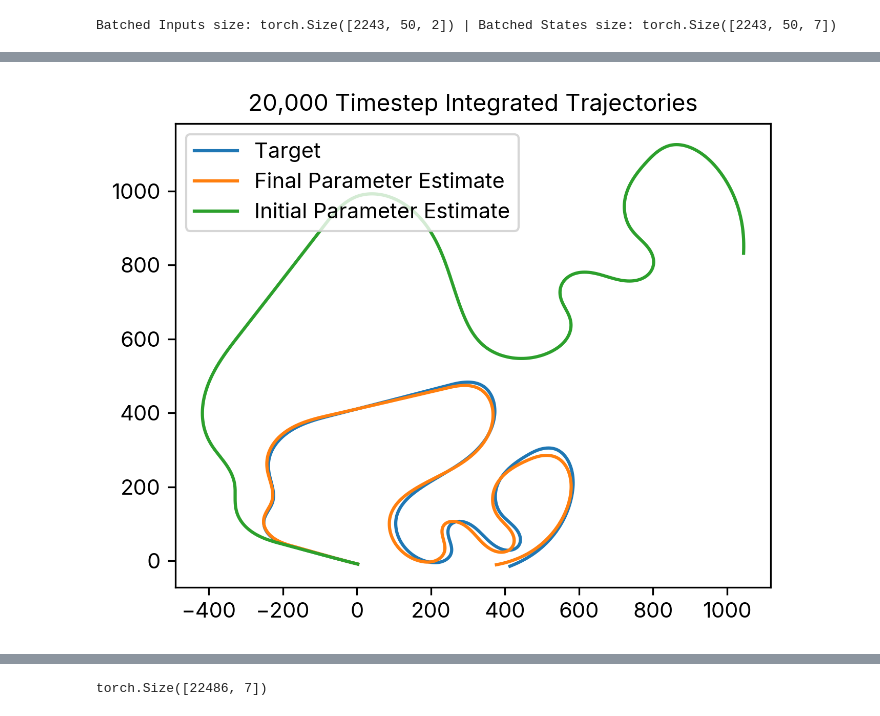
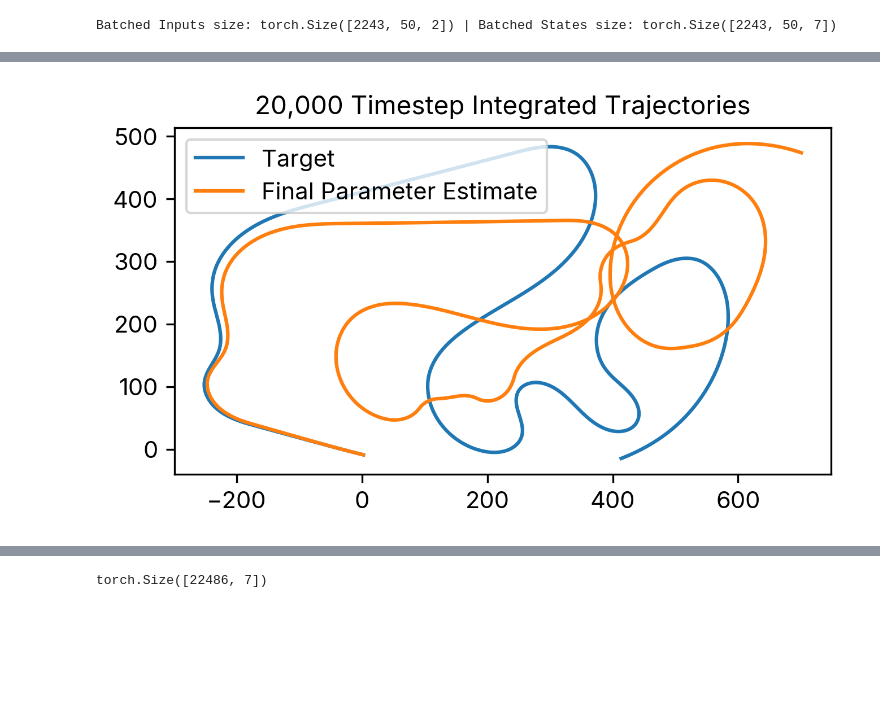
Before and after one commit to nandantumu/PIT, a Jupyter notebook: bin/ModelFitting.ipynb, the cells around one changed output, grey strips where cells are left out. Saved outputs shown, nothing was run; the diff lists cells and outputs as text; code cells hidden in the pictures; blank space fills up the shorter version.

Commit message:
Updated with parameter groups

```diff
--- a/bin/ModelFitting.ipynb
+++ b/bin/ModelFitting.ipynb
@@ -154,25 +174,27 @@ ax.legend()
 # %%
 # %%
 from tqdm.auto import tqdm
-EPOCHS = 150
-integrator = rk4_integrator
+EPOCHS = 500
+integrator: RK4 = rk4_integrator
 optimizer = torch.optim.SGD(integrator.parameters(), lr=1, momentum=0.8)
 scheduler = torch.optim.lr_scheduler.ReduceLROnPlateau(optimizer, patience=10, factor=0.7)
 
-with torch.no_grad():
-        output_states = integrator(initial_state, control_inputs)
-        val_loss = torch.nn.functional.l1_loss(output_states, target_states)
-print(f"Initialized | Validation Loss: {val_loss.item()} | LR: {optimizer.param_groups[0]['lr']}")
+# with torch.no_grad():
+#     output_states = integrator(initial_state, control_inputs)
+#     val_loss = torch.nn.functional.l1_loss(output_states, target_states)
+# print(f"Initialized | Validation Loss: {val_loss.item()} | LR: {optimizer.param_groups[0]['lr']}")
 
 losses = list()
 lrs = list()
 
 for i in tqdm(range(EPOCHS)):
     for initial, inputs, targets in dataloader:
+        integrator.train()
         optimizer.zero_grad()
         output_states = integrator(initial, inputs)
         loss = torch.nn.functional.l1_loss(output_states, targets)
         loss.backward()
+        torch.nn.utils.clip_grad_norm_(integrator.parameters(), 1.0)
         optimizer.step()
     #for name, param in integrator.named_parameters():
     #    if param.requires_grad:
@@ -189,11 +211,37 @@ for i in tqdm(range(EPOCHS)):
         ax.legend()
         plt.show()
         print(f"Epoch: {i} | Training Loss: {loss.item()} | Validation Loss: {val_loss.item()} | LR: {optimizer.param_groups[0]['lr']}")
+    if i%20 == 0 and False:
+        # Plot the covariance matrix of the parameters, and then the means below them, each as an imshow
+        fig, ax = plt.subplots(2, 1, figsize=(3,3), sharex=True)
+        cov = param_group.covariance
+        mean = param_group.loc
+        ax[0].imshow(cov.numpy(force=True))
+        ax[1].imshow(mean.numpy(force=True).reshape(1, -1))
+        plt.colorbar(ax[0].imshow(cov.numpy(force=True)))
+        plt.colorbar(ax[1].imshow(mean.numpy(force=True).reshape(1, -1)))
+        plt.show()
+    if i%20 == 0 and False:
+        # Plot the mean and variance of each parameter as normal distributions
+        tqdm.write("Mean: " + str(param_group.loc))
+        tqdm.write("Scale: " + str(param_group.scale))
+        # fig, ax = plt.subplots(2, 1, figsize=(10,10), sharex=True)
+        # mean = param_group.loc.numpy(force=True)
+        # std = torch.diag(param_group.scale).numpy(force=True)
+        # for i in range(len(mean)):
+        #     x = np.linspace(mean[i]-3*std[i], mean[i]+3*std[i], 100)
+        #     y = np.exp(-0.5*((x-mean[i])/std[i])**2)/(std[i]*np.sqrt(2*np.pi))
+        #     ax[0].plot(x, y)
+        #     ax[0].set_title("Mean")
+        #     ax[1].plot(x, y)
+        #     ax[1].set_title("Standard Deviation")
+        plt.show()
     with torch.no_grad():
+        integrator.eval()
         output_states = integrator(batched_initial_states,batched_control_inputs)
         val_loss = torch.nn.functional.l1_loss(output_states, batched_target_states)
         losses.append(val_loss.item())
-    tqdm.write(f"Epoch: {i} | Training Loss: {loss.item()} | Validation Loss: {val_loss.item()} | LR: {optimizer.param_groups[0]['lr']}")
+    # tqdm.write(f"Epoch: {i} | Training Loss: {loss.item()} | Validation Loss: {val_loss.item()} | LR: {optimizer.param_groups[0]['lr']}")
     lrs.append(optimizer.param_groups[0]['lr'])
     scheduler.step(val_loss)
 # %% [output]
@@ -227,21 +284,22 @@ plt.show()
 # %%
 # %%
 with torch.no_grad():
+    integrator.eval()
     output_states = integrator(initial_state, control_inputs)
     val_loss = torch.nn.functional.l1_loss(output_states, target_states)
 # %%
 fig, ax = plt.subplots(1, 1, figsize=(5,5))
 LEN=20000
 ax.plot(target_states[:LEN, 1].cpu().numpy(), target_states[:LEN, 0].cpu().numpy(), label="Target")
 ax.plot(output_states[:LEN, 1].detach().cpu().numpy(), output_states[:LEN, 0].detach().cpu().numpy(), label="Final Parameter Estimate")
-ax.plot(initial_guess_output_states[:LEN, 1].detach().cpu().numpy(), initial_guess_output_states[:LEN, 0].detach().cpu().numpy(), label="Initial Parameter Estimate")
+# ax.plot(initial_guess_output_states[:LEN, 1].detach().cpu().numpy(), initial_guess_output_states[:LEN, 0].detach().cpu().numpy(), label="Initial Parameter Estimate")
 ax.set_aspect(1.0)
 ax.legend()
 ax.set_title("20,000 Timestep Integrated Trajectories")
 plt.savefig("integrated_traj.pdf", bbox_inches='tight')
 plt.show()
 # %% [output]
-[figure, old version]
+[figure, new version]
 # %%
 torch.norm(output_states[:,:2] - target_states[:,:2])/output_states.shape[0]
 # %% [output]
```
Also changed, not shown: parts of 12 cells of this notebook, 8 other files.
